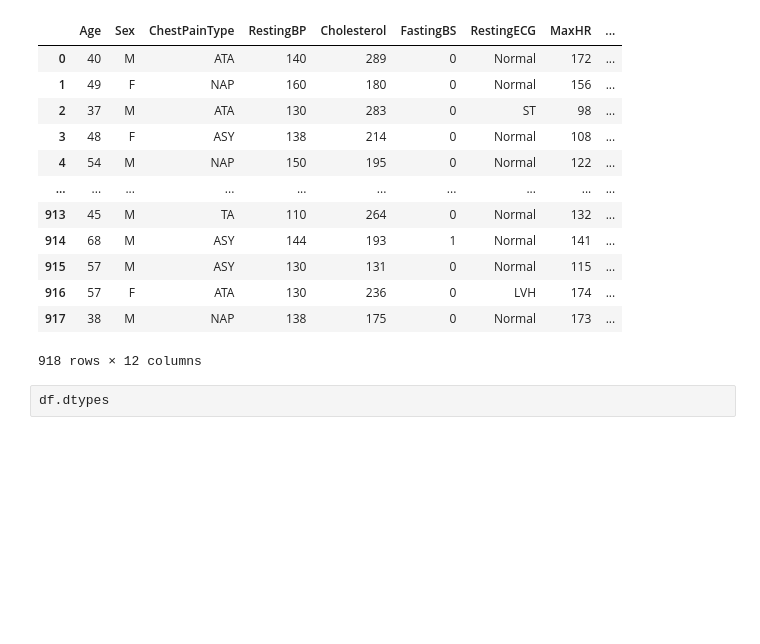
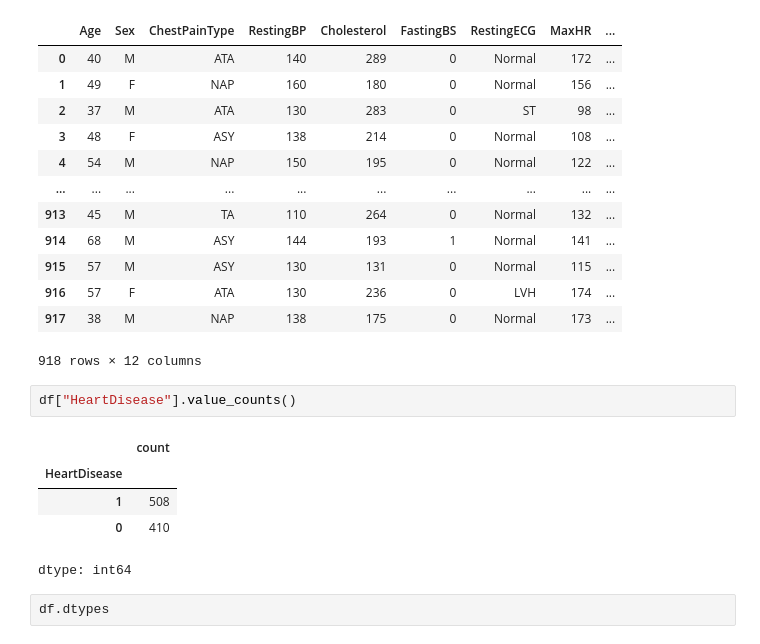
Before and after one commit to CarlosEduardo254/TrabalhoFinal_AprendMaquina, a Jupyter notebook: TrabalhoFinal.ipynb, the cells around one changed output. Saved outputs shown, nothing was run; the diff lists cells and outputs as text; blank space fills up the shorter version.

```diff
--- a/TrabalhoFinal.ipynb
+++ b/TrabalhoFinal.ipynb
@@ -57,6 +57,14 @@ df
 | 916 | 57 | F | ATA | 130 | 236 | 0 | LVH | 174 | ... |
 | 917 | 38 | M | NAP | 138 | 175 | 0 | Normal | 173 | ... |
 918 rows × 12 columns
+# %%
+df["HeartDisease"].value_counts()
+# %% [output]
+|  | count |
+| HeartDisease |  |
+| 1 | 508 |
+| 0 | 410 |
+dtype: int64
 # %%
 df.dtypes
 # %% [output]
```
Also changed, not shown: parts of 2 cells of this notebook.
